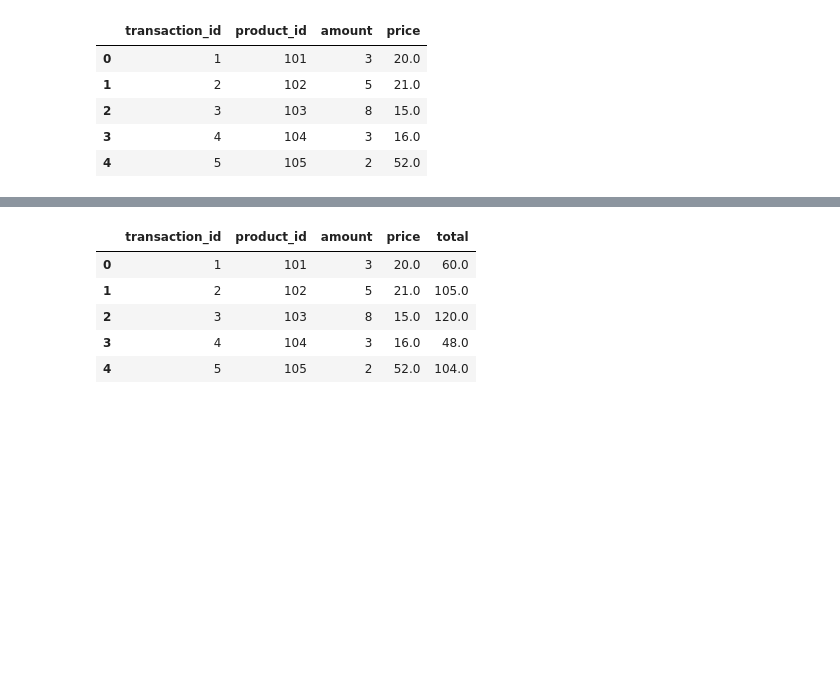
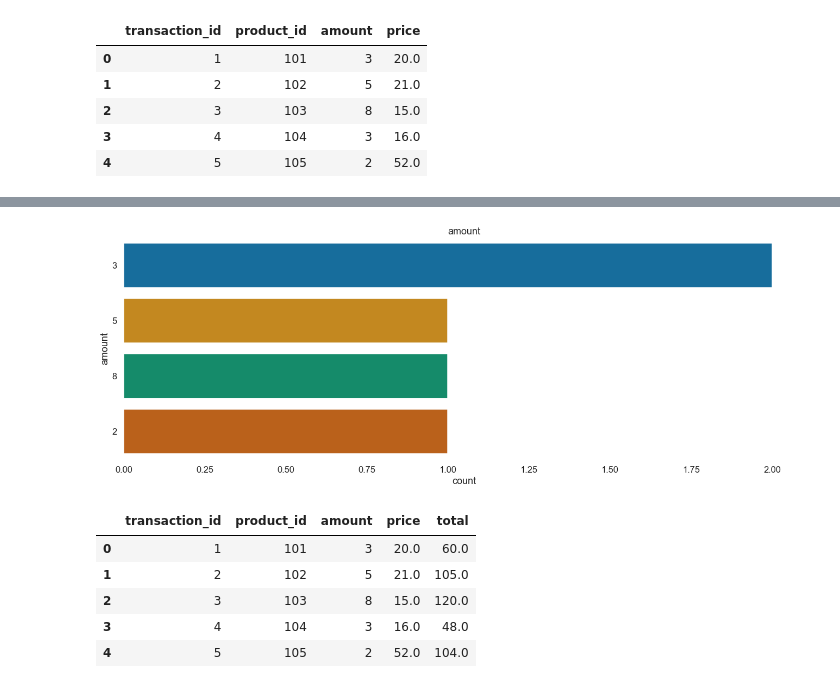
Before and after one commit to lj015625/CodeSnippet, a Jupyter notebook: src/main/python/questions/transactions.ipynb, the cells around one changed output, grey strips where cells are left out. Cells and saved outputs as stored; diff of their text form; code cells hidden in the pictures; blank space fills up the shorter version.

```diff
--- a/src/main/python/questions/transactions.ipynb
+++ b/src/main/python/questions/transactions.ipynb
@@ -20,3 +101,11 @@ df.head(5)
+# %%
+#visualize team feature
+sns.countplot(y=df['amount'], order = df['amount'].value_counts().index, palette='colorblind')
+sns.despine(left=True, bottom=True)
+plt.title('amount count')
+plt.show()
+# %% [output]
+[figure, added]
 # %%
 df['total'] = df['amount'] * df['price']
 df.head(5)
```
Also changed, not shown: parts of 13 cells of this notebook.
